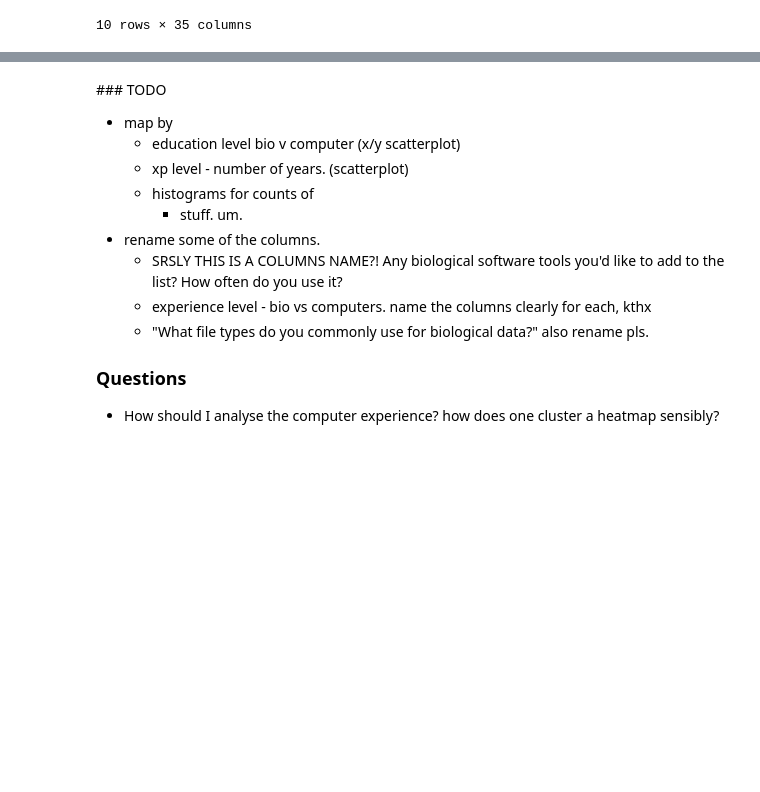
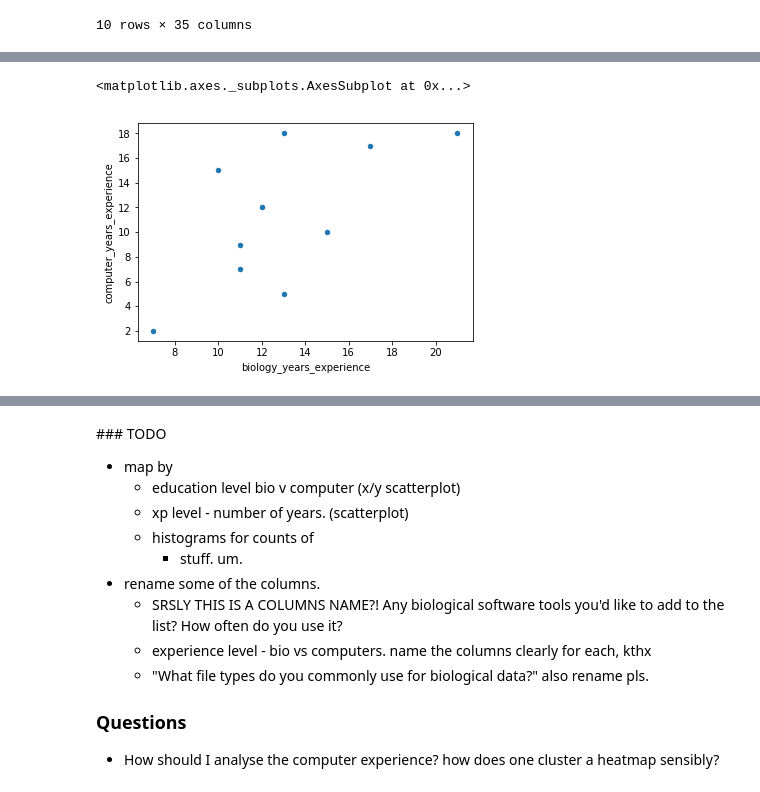
Before and after one commit to yochannah/subjective-data-models-analysis, a Jupyter notebook: import_data.ipynb, the cells around one changed output, grey strips where cells are left out. Saved outputs shown, nothing was run; the diff lists cells and outputs as text; code cells hidden in the pictures; blank space fills up the shorter version.

```diff
--- a/import_data.ipynb
+++ b/import_data.ipynb
@@ -93,0 +111,6 @@ expanded_backgrounds
+# %%
+#bio xp (years) vs computer xp (years)
+expanded_backgrounds.plot.scatter(x="biology_years_experience", y="computer_years_experience")
+# %% [output]
+<matplotlib.axes._subplots.AxesSubplot at 0x...>
+[figure, added]
```
Also changed, not shown: parts of 6 cells of this notebook.
